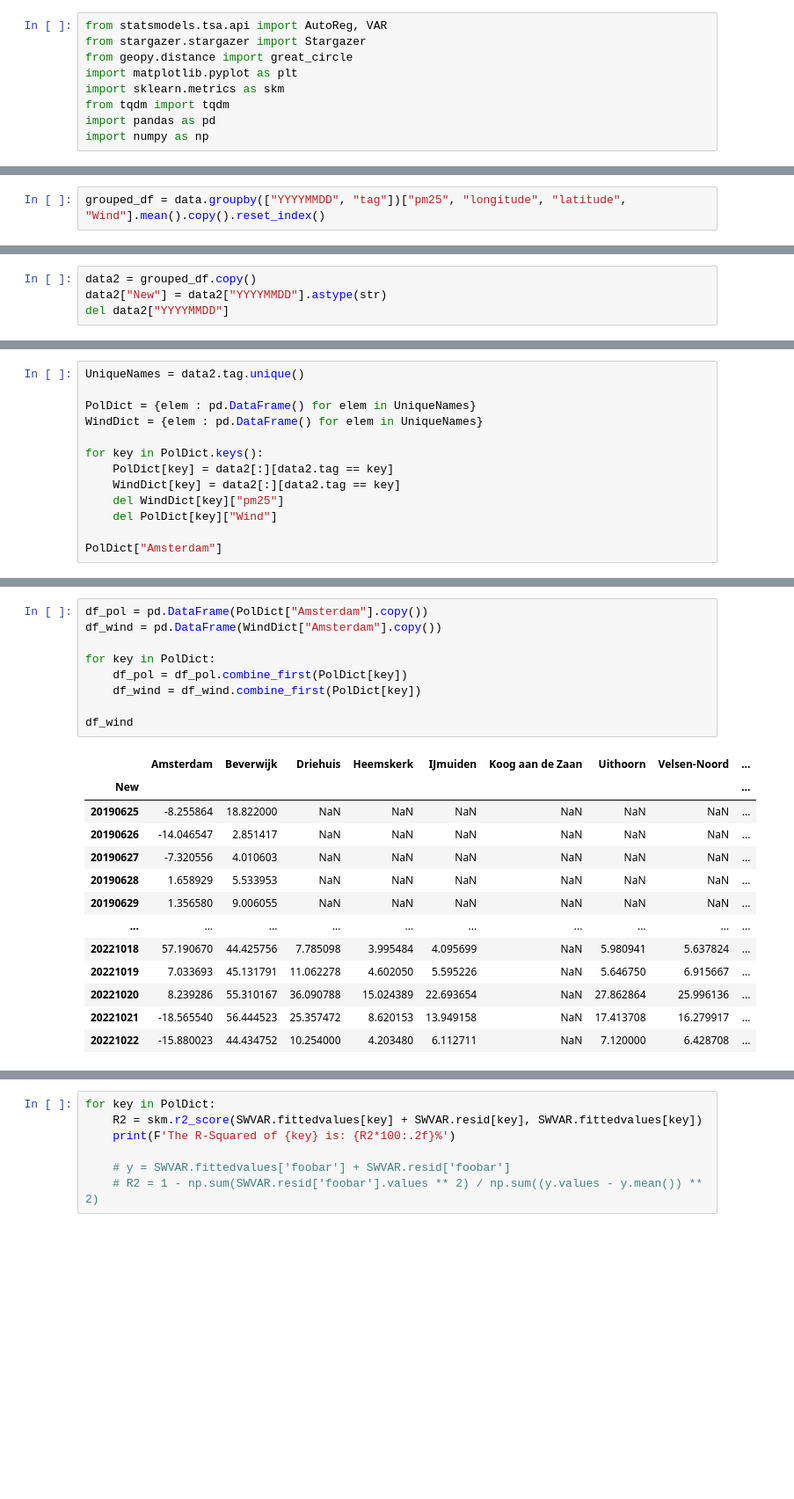
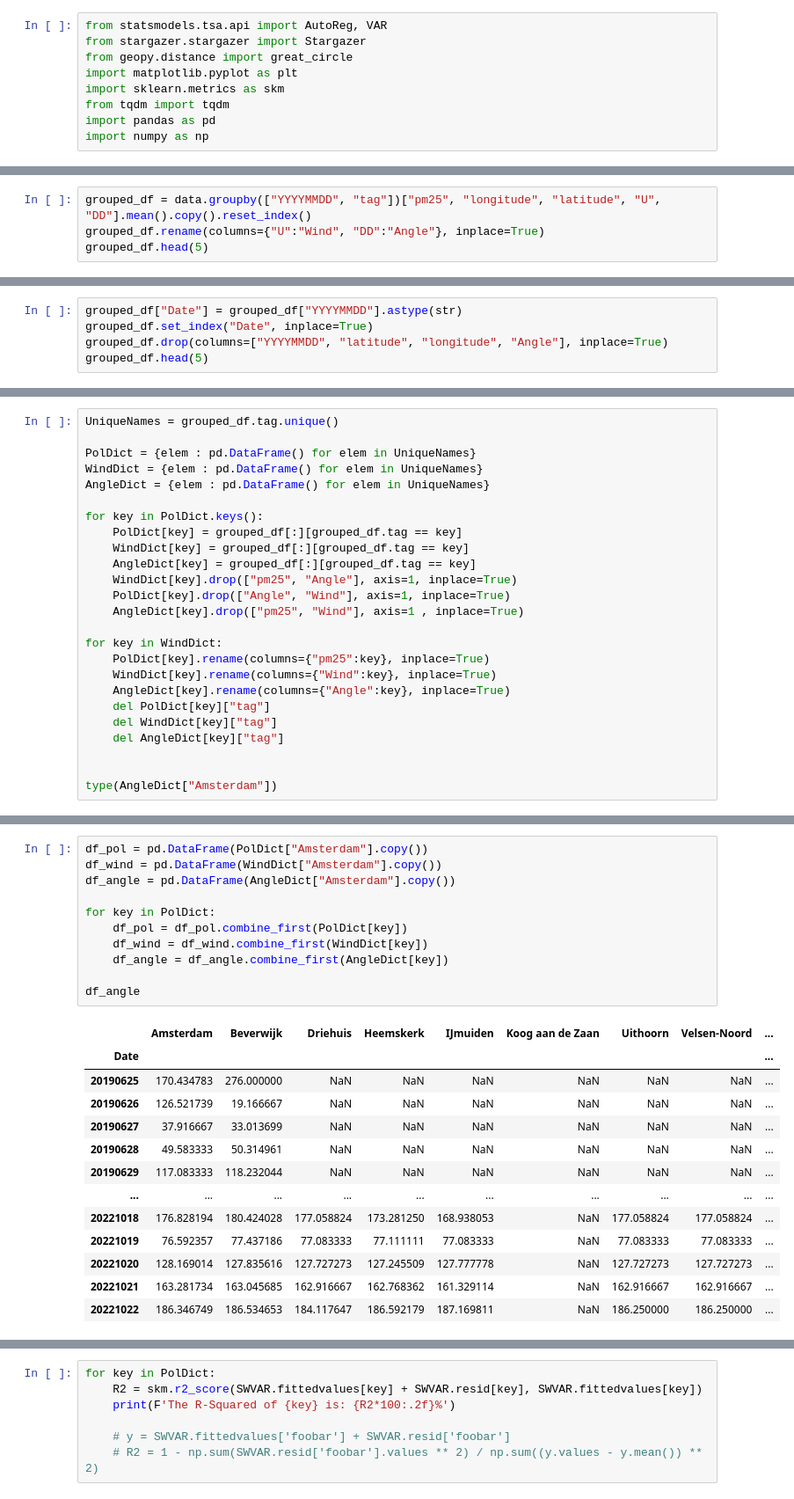
Before and after one commit to AGLamb/Thesis-Code, a Jupyter notebook: EDA.ipynb, the cells around one changed output, grey strips where cells are left out. Shown at 88% size. Saved outputs shown, nothing was run; the diff lists cells and outputs as text; blank space fills up the shorter version.

```diff
--- a/EDA.ipynb
+++ b/EDA.ipynb
@@ -34,2 +15,4 @@ data.drop(["jaar", "maand", "weeknummer", "#STN", "timestamp", "components", "da
 # %%
-grouped_df = data.groupby(["YYYYMMDD", "tag"])["pm25", "longitude", "latitude", "Wind"].mean().copy().reset_index()
+grouped_df = data.groupby(["YYYYMMDD", "tag"])["pm25", "longitude", "latitude", "U", "DD"].mean().copy().reset_index()
+grouped_df.rename(columns={"U":"Wind", "DD":"Angle"}, inplace=True)
+grouped_df.head(5)
@@ -80,4 +76,5 @@ pd.DataFrame(W)
 # %%
-data2 = grouped_df.copy()
-data2["New"] = data2["YYYYMMDD"].astype(str)
-del data2["YYYYMMDD"]
+grouped_df["Date"] = grouped_df["YYYYMMDD"].astype(str)
+grouped_df.set_index("Date", inplace=True)
+grouped_df.drop(columns=["YYYYMMDD", "latitude", "longitude", "Angle"], inplace=True)
+grouped_df.head(5)
@@ -105,14 +89,26 @@ data2
 # %%
-UniqueNames = data2.tag.unique()
+UniqueNames = grouped_df.tag.unique()
 
 PolDict = {elem : pd.DataFrame() for elem in UniqueNames}
 WindDict = {elem : pd.DataFrame() for elem in UniqueNames}
+AngleDict = {elem : pd.DataFrame() for elem in UniqueNames}
 
 for key in PolDict.keys():
-    PolDict[key] = data2[:][data2.tag == key]
-    WindDict[key] = data2[:][data2.tag == key]
-    del WindDict[key]["pm25"]
-    del PolDict[key]["Wind"]
+    PolDict[key] = grouped_df[:][grouped_df.tag == key]
+    WindDict[key] = grouped_df[:][grouped_df.tag == key]
+    AngleDict[key] = grouped_df[:][grouped_df.tag == key]
+    WindDict[key].drop(["pm25", "Angle"], axis=1, inplace=True)
+    PolDict[key].drop(["Angle", "Wind"], axis=1, inplace=True)
+    AngleDict[key].drop(["pm25", "Wind"], axis=1 , inplace=True)
 
-PolDict["Amsterdam"]
+for key in WindDict:
+    PolDict[key].rename(columns={"pm25":key}, inplace=True)
+    WindDict[key].rename(columns={"Wind":key}, inplace=True)
+    AngleDict[key].rename(columns={"Angle":key}, inplace=True)
+    del PolDict[key]["tag"]
+    del WindDict[key]["tag"]
+    del AngleDict[key]["tag"]
+
+
+type(AngleDict["Amsterdam"])
 # %% [output]
@@ -161,26 +116,28 @@ WindDict["Amsterdam"]
 # %%
 df_pol = pd.DataFrame(PolDict["Amsterdam"].copy())
 df_wind = pd.DataFrame(WindDict["Amsterdam"].copy())
+df_angle = pd.DataFrame(AngleDict["Amsterdam"].copy())
 
 for key in PolDict:
     df_pol = df_pol.combine_first(PolDict[key])
-    df_wind = df_wind.combine_first(PolDict[key])
+    df_wind = df_wind.combine_first(WindDict[key])
+    df_angle = df_angle.combine_first(AngleDict[key])
 
-df_wind
+df_angle
 # %% [output]
 |  | Amsterdam | Beverwijk | Driehuis | Heemskerk | IJmuiden | Koog aan de Zaan | Uithoorn | Velsen-Noord | ... |
-| New |  |  |  |  |  |  |  |  | ... |
-| 20190625 | -8.255864 | 18.822000 | NaN | NaN | NaN | NaN | NaN | NaN | ... |
-| 20190626 | -14.046547 | 2.851417 | NaN | NaN | NaN | NaN | NaN | NaN | ... |
-| 20190627 | -7.320556 | 4.010603 | NaN | NaN | NaN | NaN | NaN | NaN | ... |
-| 20190628 | 1.658929 | 5.533953 | NaN | NaN | NaN | NaN | NaN | NaN | ... |
-| 20190629 | 1.356580 | 9.006055 | NaN | NaN | NaN | NaN | NaN | NaN | ... |
+| Date |  |  |  |  |  |  |  |  | ... |
+| 20190625 | 170.434783 | 276.000000 | NaN | NaN | NaN | NaN | NaN | NaN | ... |
+| 20190626 | 126.521739 | 19.166667 | NaN | NaN | NaN | NaN | NaN | NaN | ... |
+| 20190627 | 37.916667 | 33.013699 | NaN | NaN | NaN | NaN | NaN | NaN | ... |
+| 20190628 | 49.583333 | 50.314961 | NaN | NaN | NaN | NaN | NaN | NaN | ... |
+| 20190629 | 117.083333 | 118.232044 | NaN | NaN | NaN | NaN | NaN | NaN | ... |
 | ... | ... | ... | ... | ... | ... | ... | ... | ... | ... |
-| 20221018 | 57.190670 | 44.425756 | 7.785098 | 3.995484 | 4.095699 | NaN | 5.980941 | 5.637824 | ... |
-| 20221019 | 7.033693 | 45.131791 | 11.062278 | 4.602050 | 5.595226 | NaN | 5.646750 | 6.915667 | ... |
-| 20221020 | 8.239286 | 55.310167 | 36.090788 | 15.024389 | 22.693654 | NaN | 27.862864 | 25.996136 | ... |
-| 20221021 | -18.565540 | 56.444523 | 25.357472 | 8.620153 | 13.949158 | NaN | 17.413708 | 16.279917 | ... |
-| 20221022 | -15.880023 | 44.434752 | 10.254000 | 4.203480 | 6.112711 | NaN | 7.120000 | 6.428708 | ... |
+| 20221018 | 176.828194 | 180.424028 | 177.058824 | 173.281250 | 168.938053 | NaN | 177.058824 | 177.058824 | ... |
+| 20221019 | 76.592357 | 77.437186 | 77.083333 | 77.111111 | 77.083333 | NaN | 77.083333 | 77.083333 | ... |
+| 20221020 | 128.169014 | 127.835616 | 127.727273 | 127.245509 | 127.777778 | NaN | 127.727273 | 127.727273 | ... |
+| 20221021 | 163.281734 | 163.045685 | 162.916667 | 162.768362 | 161.329114 | NaN | 162.916667 | 162.916667 | ... |
+| 20221022 | 186.346749 | 186.534653 | 184.117647 | 186.592179 | 187.169811 | NaN | 186.250000 | 186.250000 | ... |
 1205 rows × 11 columns
 # %%
 for column in df_pol:
```
Also changed, not shown: parts of 21 cells of this notebook.
